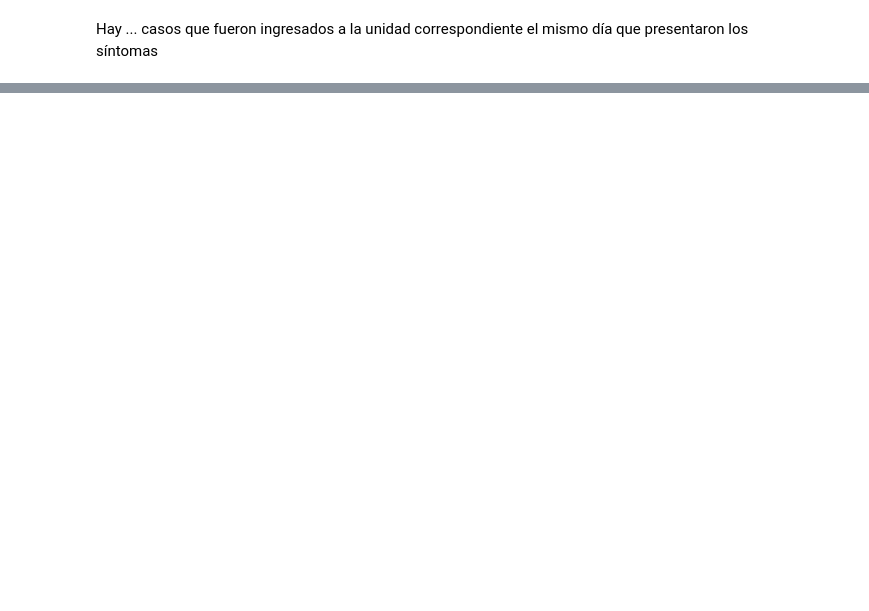
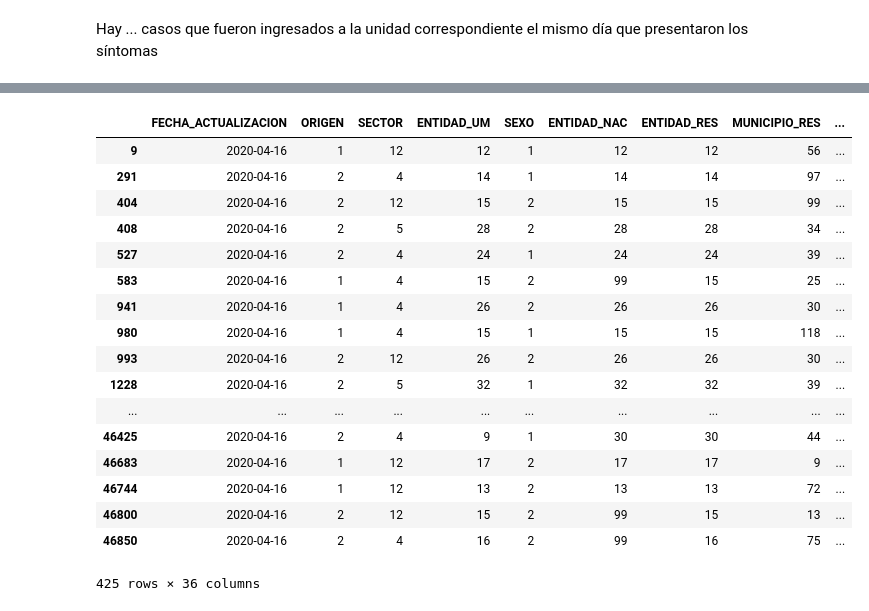
Before and after one commit to jr2bg/COVID19_MX_dataAnalysis, a Jupyter notebook: COVID19_mx.ipynb, the cells around one changed output, grey strips where cells are left out. Saved outputs shown, nothing was run; the diff lists cells and outputs as text; code cells hidden in the pictures; blank space fills up the shorter version.

```diff
--- a/COVID19_mx.ipynb
+++ b/COVID19_mx.ipynb
@@ -156,0 +207,21 @@ Hay ... casos que fueron ingresados a la unidad correspondiente el mismo día qu
+# %%
+df_fallecidos[df_fallecidos["RESULTADO"]== 2]
+# %% [output]
+|  | FECHA_ACTUALIZACION | ORIGEN | SECTOR | ENTIDAD_UM | SEXO | ENTIDAD_NAC | ENTIDAD_RES | MUNICIPIO_RES | ... |
+| 9 | 2020-04-16 | 1 | 12 | 12 | 1 | 12 | 12 | 56 | ... |
+| 291 | 2020-04-16 | 2 | 4 | 14 | 1 | 14 | 14 | 97 | ... |
+| 404 | 2020-04-16 | 2 | 12 | 15 | 2 | 15 | 15 | 99 | ... |
+| 408 | 2020-04-16 | 2 | 5 | 28 | 2 | 28 | 28 | 34 | ... |
+| 527 | 2020-04-16 | 2 | 4 | 24 | 1 | 24 | 24 | 39 | ... |
+| 583 | 2020-04-16 | 1 | 4 | 15 | 2 | 99 | 15 | 25 | ... |
+| 941 | 2020-04-16 | 1 | 4 | 26 | 2 | 26 | 26 | 30 | ... |
+| 980 | 2020-04-16 | 1 | 4 | 15 | 1 | 15 | 15 | 118 | ... |
+| 993 | 2020-04-16 | 2 | 12 | 26 | 2 | 26 | 26 | 30 | ... |
+| 1228 | 2020-04-16 | 2 | 5 | 32 | 1 | 32 | 32 | 39 | ... |
+| ... | ... | ... | ... | ... | ... | ... | ... | ... | ... |
+| 46425 | 2020-04-16 | 2 | 4 | 9 | 1 | 30 | 30 | 44 | ... |
+| 46683 | 2020-04-16 | 1 | 12 | 17 | 2 | 17 | 17 | 9 | ... |
+| 46744 | 2020-04-16 | 1 | 12 | 13 | 2 | 13 | 13 | 72 | ... |
+| 46800 | 2020-04-16 | 2 | 12 | 15 | 2 | 99 | 15 | 13 | ... |
+| 46850 | 2020-04-16 | 2 | 4 | 16 | 2 | 99 | 16 | 75 | ... |
+425 rows × 36 columns
```
Also changed, not shown: parts of 19 cells of this notebook, 3 other files.
